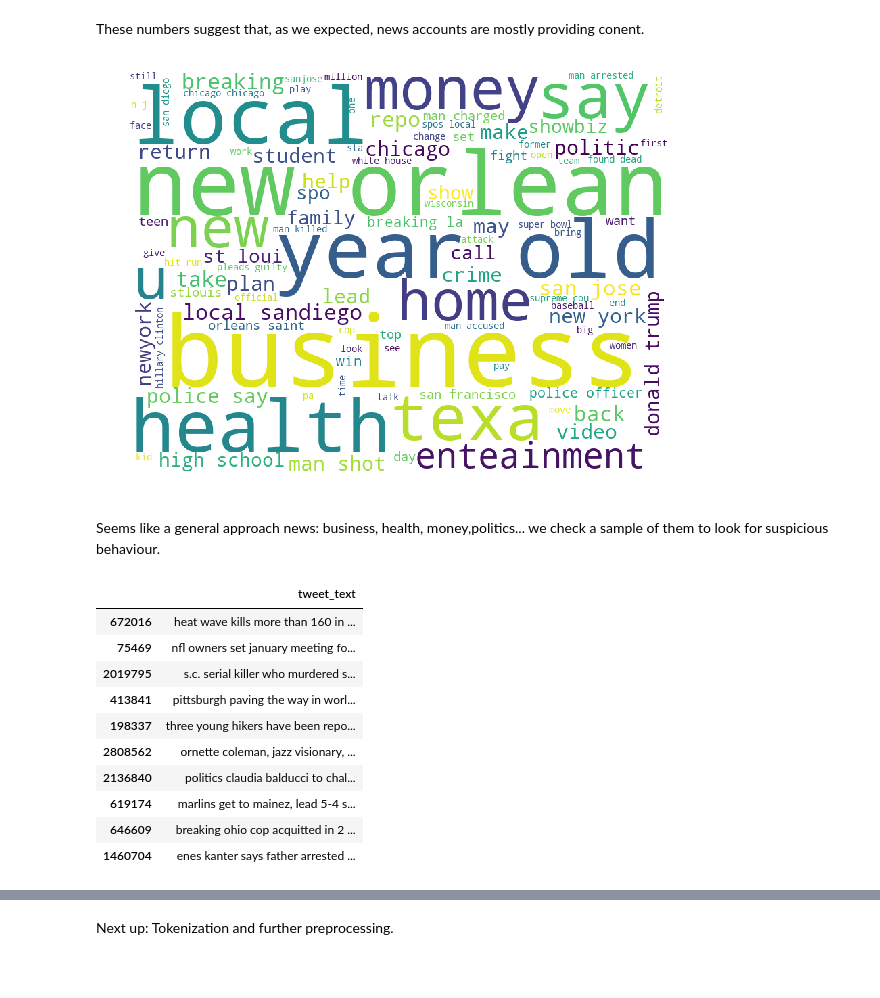
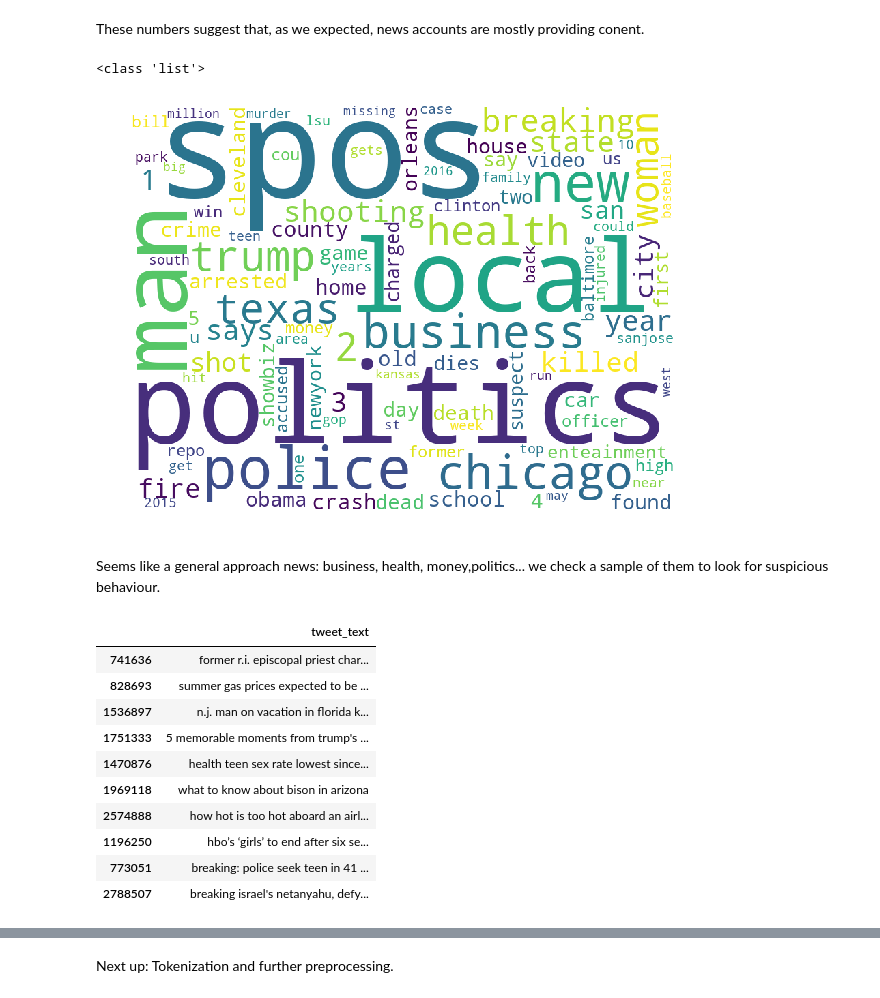
Before and after one commit to jrdmose/BGSE_Text_Mining, a Jupyter notebook: scripts/users_in_depth.ipynb, the cells around one changed output, grey strips where cells are left out. Cells and saved outputs as stored; diff of their text form; code cells hidden in the pictures; blank space fills up the shorter version.

Commit message:
images + mods in wordcloud

```diff
--- a/scripts/users_in_depth.ipynb
+++ b/scripts/users_in_depth.ipynb
@@ -554,0 +560,2 @@ user_data[user_data.user_screen_name.isin(left_names)][["user_screen_name","user
+# %%
+tweets = pd.read_pickle("../data/tweets_preprocessed.pickle")
@@ -554,0 +564,27 @@ user_data[user_data.user_screen_name.isin(left_names)][["user_screen_name","user
+# %%
+from nltk.tokenize import word_tokenize, RegexpTokenizer
+from utils.wordcloud import plot_wordcloud
+from nltk.corpus import stopwords
+#import nltk
+#nltk.download('stopwords')
+
+def tokenize_and_wordcloud(tweets, save_path = None):
+    # Set up tokenizer
+    tokenizer = RegexpTokenizer(r'\w+')
+
+    # Set stop words
+    stop_words = set(stopwords.words('english'))
+    stop_words.add("news")
+
+    # Tokenize
+    tweets_tokenized = [tokenizer.tokenize(t) for t in tweets]
+
+    # Remove stopwords
+    tweets_tokenized_noSwords = [[w for w in tweet_tokens if w not in stop_words] for tweet_tokens in tweets_tokenized]
+
+    # Extract words
+    words = [tweet for tweet in tweets_tokenized_noSwords]
+
+    print(type(words[0]))
+    # Plot wordcloud
+    plot_wordcloud(words, save_path)
@@ -564,22 +616,23 @@ retweet_username[retweet_username.index.isin(news_accounts)].mean()
 These numbers suggest that, as we expected, news accounts are mostly providing conent.
 # %%
 tweets_news = tweets[tweets.user_screen_name.isin(news_accounts)]["tweet_text"]
-tokenize_and_wordcloud(tweets_news)
+tokenize_and_wordcloud(tweets_news,"../img/wordcloud3.png" )
 # %% [output]
+<class 'list'>
-[figure, old version]
+[figure, new version]
 # %% [markdown]
 Seems like a general approach news: business, health, money,politics... we check a sample of them to look for suspicious behaviour.
 # %%
 pd.DataFrame(tweets_news.sample(10))
 # %% [output]
 |  | tweet_text |
-| 672016 | heat wave kills more than 160 in ... |
-| 75469 | nfl owners set january meeting fo... |
-| 2019795 | s.c. serial killer who murdered s... |
-| 413841 | pittsburgh paving the way in worl... |
-| 198337 | three young hikers have been repo... |
-| 2808562 | ornette coleman, jazz visionary, ... |
-| 2136840 | politics claudia balducci to chal... |
-| 619174 | marlins get to mainez, lead 5-4 s... |
-| 646609 | breaking ohio cop acquitted in 2 ... |
-| 1460704 | enes kanter says father arrested ... |
+| 741636 | former r.i. episcopal priest char... |
+| 828693 | summer gas prices expected to be ... |
+| 1536897 | n.j. man on vacation in florida k... |
+| 1751333 | 5 memorable moments from trump's ... |
+| 1470876 | health teen sex rate lowest since... |
+| 1969118 | what to know about bison in arizona |
+| 2574888 | how hot is too hot aboard an airl... |
+| 1196250 | hbo’s ‘girls’ to end after six se... |
+| 773051 | breaking: police seek teen in 41 ... |
+| 2788507 | breaking israel's netanyahu, defy... |
```
Also changed, not shown: parts of 21 cells of this notebook, 7 other files.
